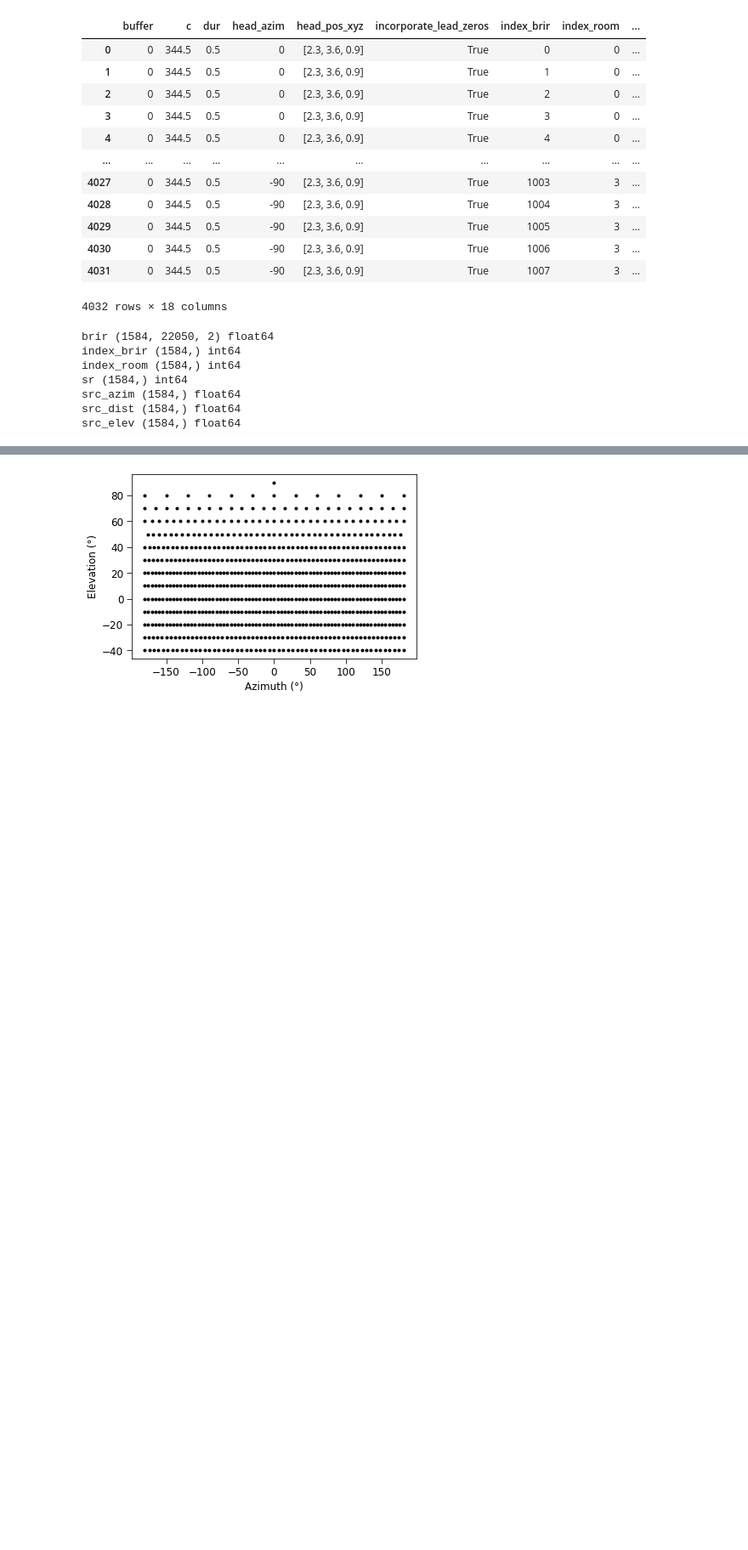
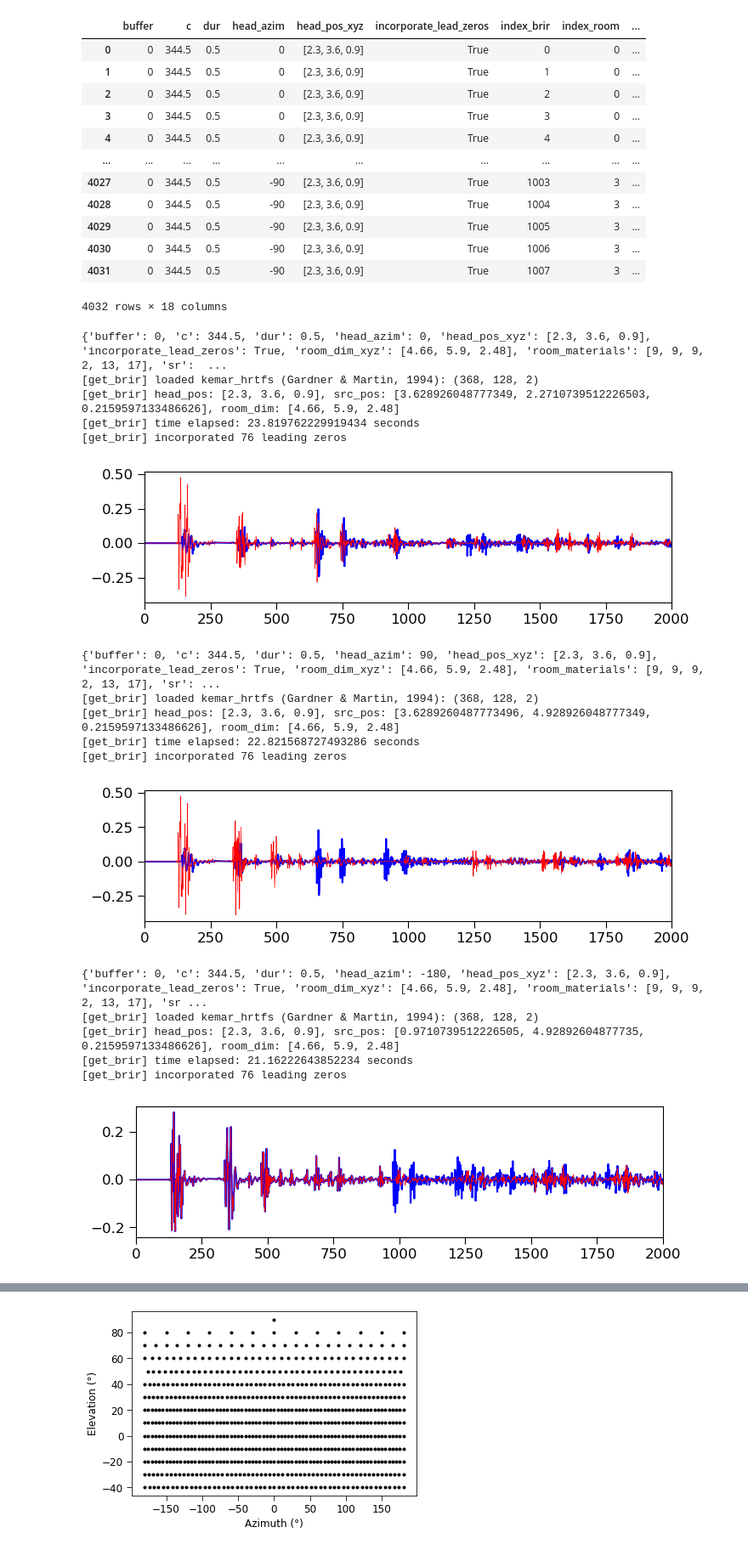
Before and after one commit to msaddler/virtual_acoustic_room, a Jupyter notebook: notebook_scratch.ipynb, the cells around one changed output, grey strips where cells are left out. Shown at 85% size. Cells and saved outputs as stored; diff of their text form; code cells hidden in the pictures; blank space fills up the shorter version.

```diff
--- a/notebook_scratch.ipynb
+++ b/notebook_scratch.ipynb
@@ -72,14 +52,38 @@ for itr_room in range(0, 2000):
-# %%
-pattern = '/om2/user/msaddler/spatial_audio_pipeline/assets/brir/v00/room{:04.0f}.hdf5'
-fn = pattern.format(10)
-with h5py.File(fn, 'r') as f:
-    for k in util_misc.get_hdf5_dataset_key_list(f):
-        print(k, f[k].shape, f[k].dtype)
-# %% [output]
-brir (1584, 22050, 2) float64
-index_brir (1584,) int64
-index_room (1584,) int64
-sr (1584,) int64
-src_azim (1584,) float64
-src_dist (1584,) float64
-src_elev (1584,) float64
+# %%
+src_dist = 2.0
+src_azim = 315
+src_elev = -20
+df_tmp = df[(df.src_dist == src_dist) & (df.src_azim == src_azim) & (df.src_elev == src_elev)]
+for itr in range(len(df_tmp)):
+    kwargs = dict(df_tmp.iloc[itr])
+    kwargs['use_jitter'] = False
+    kwargs.pop('index_room')
+    kwargs.pop('index_brir')
+    print(kwargs)
+    brir = simulator.get_brir(**kwargs)
+    fig, ax = plt.subplots(figsize=(8, 2))
+    ax.plot(brir[:, 0], 'b')
+    ax.plot(brir[:, 1], 'r', lw=0.5)
+    util_figures.format_axes(
+        ax,
+        xlimits=[0, 2000])
+    plt.show()
+# %% [output]
+{'buffer': 0, 'c': 344.5, 'dur': 0.5, 'head_azim': 0, 'head_pos_xyz': [2.3, 3.6, 0.9], 'incorporate_lead_zeros': True, 'room_dim_xyz': [4.66, 5.9, 2.48], 'room_materials': [9, 9, 9, 2, 13, 17], 'sr':  ...
+[get_brir] loaded kemar_hrtfs (Gardner & Martin, 1994): (368, 128, 2)
+[get_brir] head_pos: [2.3, 3.6, 0.9], src_pos: [3.628926048777349, 2.2710739512226503, 0.2159597133486626], room_dim: [4.66, 5.9, 2.48]
+[get_brir] time elapsed: 23.819762229919434 seconds
+[get_brir] incorporated 76 leading zeros
+[figure, added]
+{'buffer': 0, 'c': 344.5, 'dur': 0.5, 'head_azim': 90, 'head_pos_xyz': [2.3, 3.6, 0.9], 'incorporate_lead_zeros': True, 'room_dim_xyz': [4.66, 5.9, 2.48], 'room_materials': [9, 9, 9, 2, 13, 17], 'sr': ...
+[get_brir] loaded kemar_hrtfs (Gardner & Martin, 1994): (368, 128, 2)
+[get_brir] head_pos: [2.3, 3.6, 0.9], src_pos: [3.6289260487773496, 4.928926048777349, 0.2159597133486626], room_dim: [4.66, 5.9, 2.48]
+[get_brir] time elapsed: 22.821568727493286 seconds
+[get_brir] incorporated 76 leading zeros
+[figure, added]
+{'buffer': 0, 'c': 344.5, 'dur': 0.5, 'head_azim': -180, 'head_pos_xyz': [2.3, 3.6, 0.9], 'incorporate_lead_zeros': True, 'room_dim_xyz': [4.66, 5.9, 2.48], 'room_materials': [9, 9, 9, 2, 13, 17], 'sr ...
+[get_brir] loaded kemar_hrtfs (Gardner & Martin, 1994): (368, 128, 2)
+[get_brir] head_pos: [2.3, 3.6, 0.9], src_pos: [0.9710739512226505, 4.92892604877735, 0.2159597133486626], room_dim: [4.66, 5.9, 2.48]
+[get_brir] time elapsed: 21.16222643852234 seconds
+[get_brir] incorporated 76 leading zeros
+[figure, added]
```
Also changed, not shown: parts of 6 cells of this notebook.
